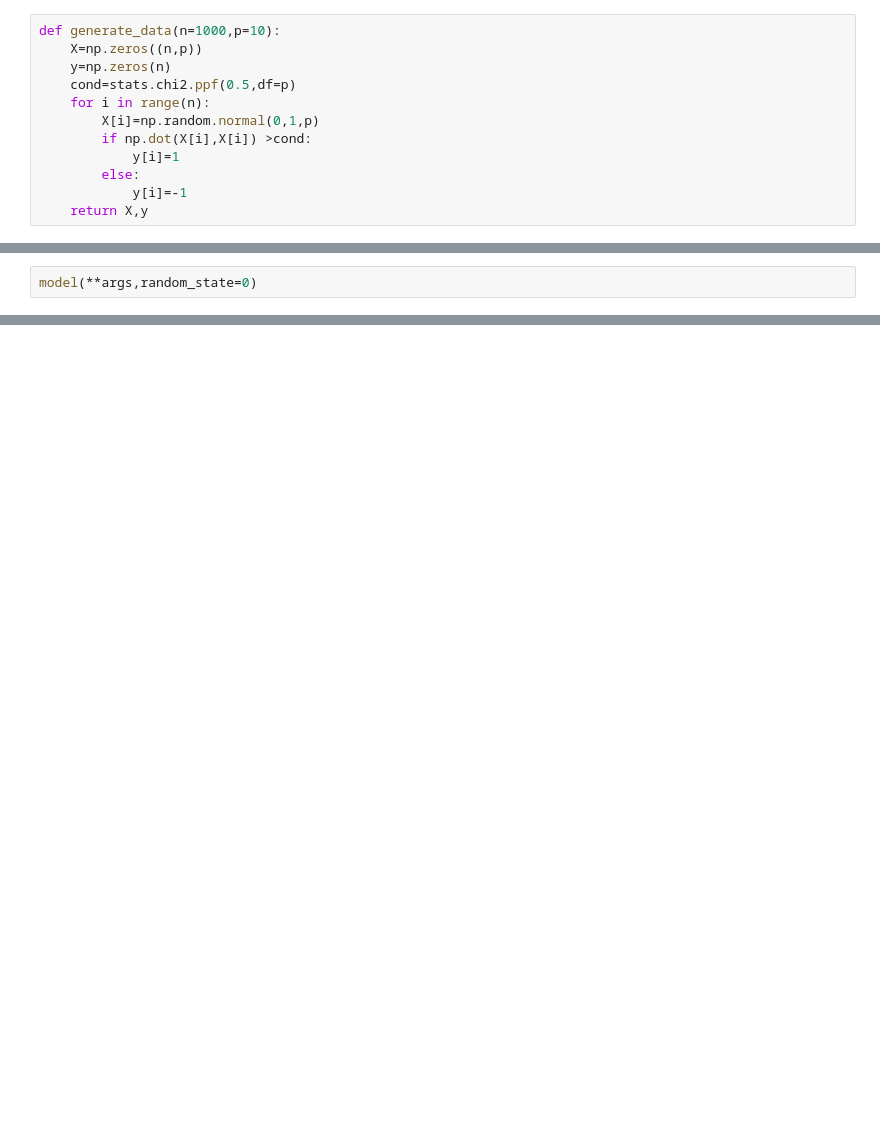
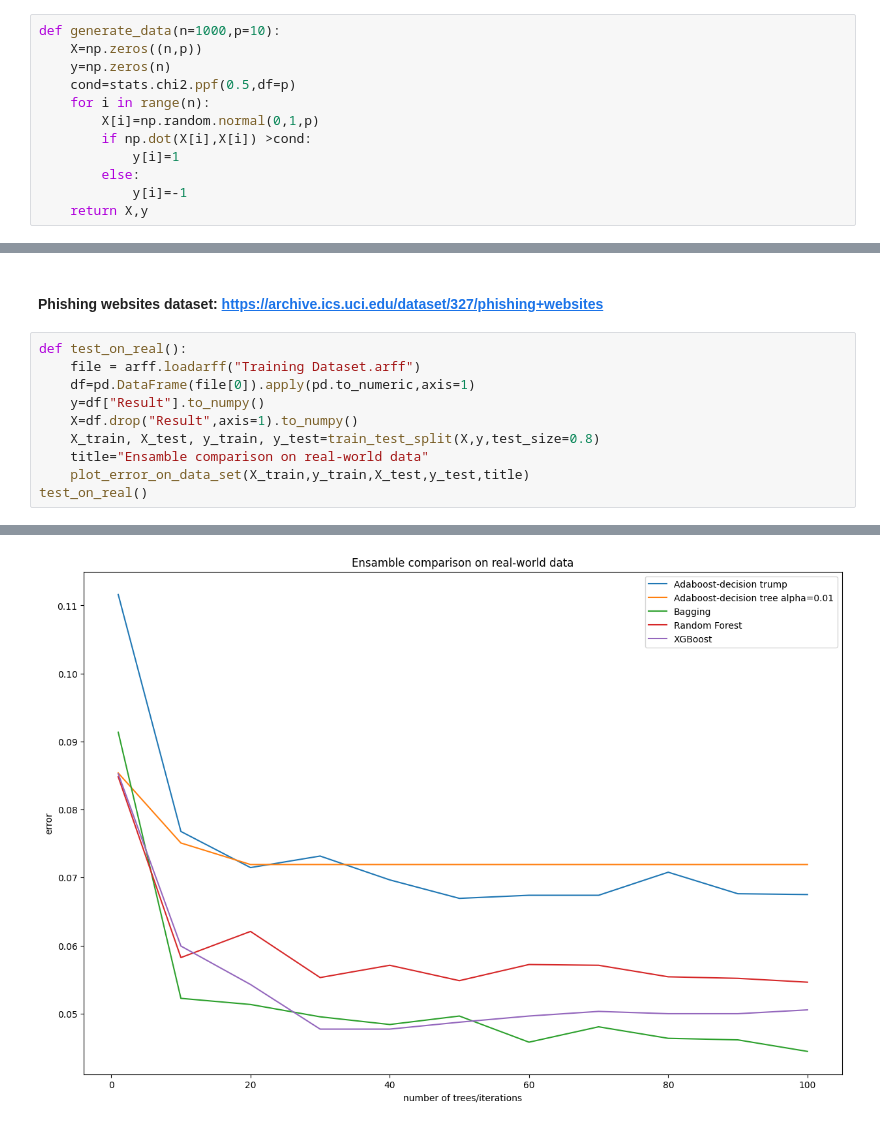
Before and after one commit to PioRow/AML_Labs, a Jupyter notebook: lab7/AdaBoost.ipynb, the cells around one changed output, grey strips where cells are left out. Drawn from its saved outputs; the diff is of its cells as text; blank space fills up the shorter version.

```diff
--- a/lab7/AdaBoost.ipynb
+++ b/lab7/AdaBoost.ipynb
@@ -60,3 +127,13 @@ array([False,  True, False])
+# %% [markdown]
+####  Phishing websites dataset: https://archive.ics.uci.edu/dataset/327/phishing+websites
 # %%
-model(**args,random_state=0)
+def test_on_real():
+    file = arff.loadarff("Training Dataset.arff")
+    df=pd.DataFrame(file[0]).apply(pd.to_numeric,axis=1)
+    y=df["Result"].to_numpy()
+    X=df.drop("Result",axis=1).to_numpy()
+    X_train, X_test, y_train, y_test=train_test_split(X,y,test_size=0.8)
+    title="Ensamble comparison on real-world data"
+    plot_error_on_data_set(X_train,y_train,X_test,y_test,title)
+test_on_real()
 # %% [output]
@@ -63,0 +145 @@ DecisionTreeClassifier(random_state=0)
+[figure, added]
```
Also changed, not shown: parts of 10 cells of this notebook.
